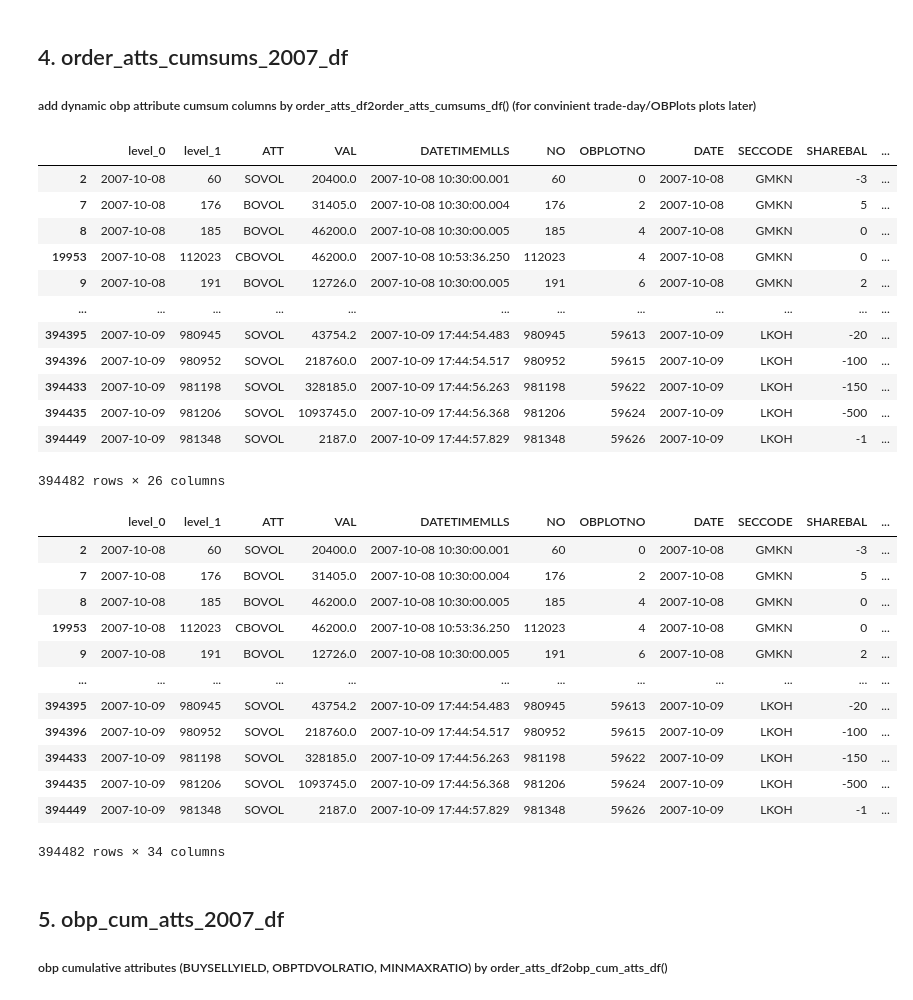
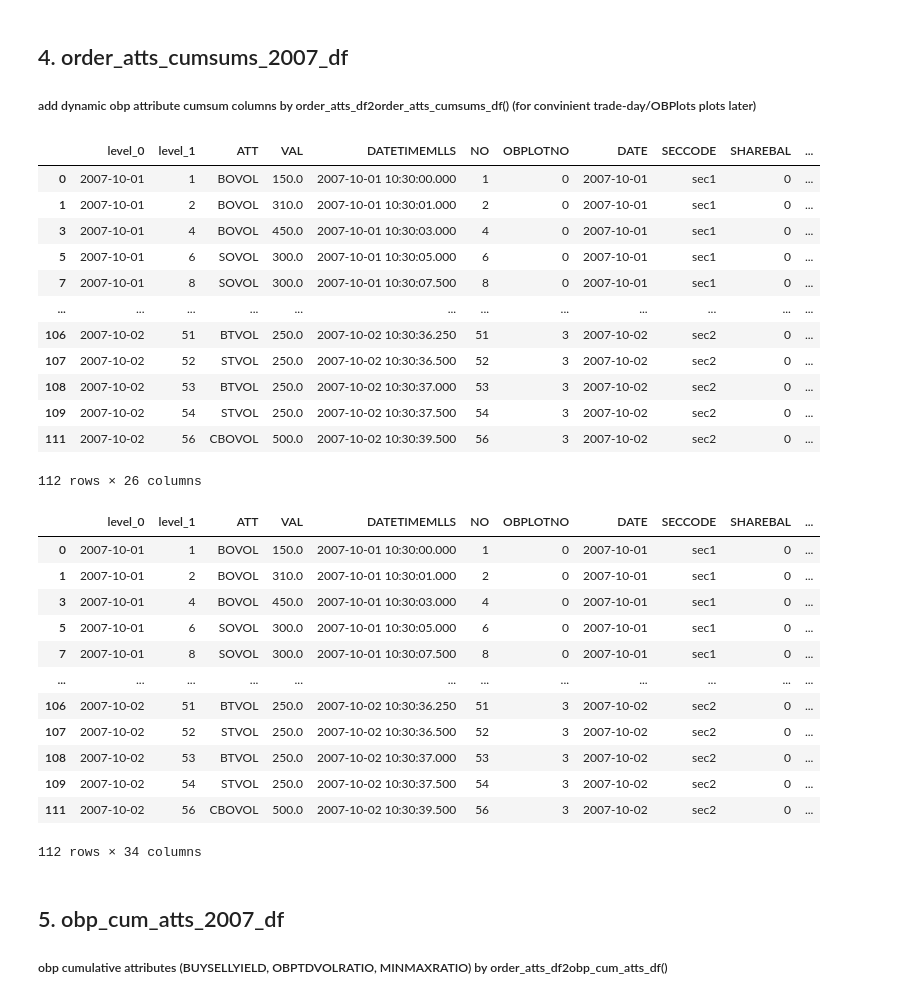
Before and after one commit to leonid-tkach/order-book-plot-find, a Jupyter notebook: cum_errors/OBPlots_Attributes_cum_errors.ipynb, the cells around one changed output. Saved outputs shown, nothing was run; the diff lists cells and outputs as text; code cells hidden in the pictures.

```diff
--- a/cum_errors/OBPlots_Attributes_cum_errors.ipynb
+++ b/cum_errors/OBPlots_Attributes_cum_errors.ipynb
@@ -59,7 +59,7 @@ temp_df.to_csv('./resources/for_web_app/LKOH-GMKN-2007-10-08-09_obps.csv', index
 # %%
-OrderBookPlots2007_df = pd.read_csv('./resources/LKOH-GMKN-2007-10-08-09.csv')
+# OrderBookPlots2007_df = pd.read_csv('./resources/LKOH-GMKN-2007-10-08-09.csv')
 # OrderBookPlots2007_df = pd.read_csv('./resources/LKOH-2007-10-08.csv')
-# OrderBookPlots2007_df = pd.read_csv('./resources/sec1_sec2_2007.csv')
+OrderBookPlots2007_df = pd.read_csv('./resources/sec1_sec2_2007.csv')
 # OrderBookPlots2007_df = OrderBookPlots2007_df[(OrderBookPlots2007_df.SECCODE.isin(['LKOH', 'GMKN']))
 #                                                & (OrderBookPlots2007_df.DATE.isin(['2007-10-08', '2007-10-09']))]
 # OrderBookPlots2007_df = OrderBookPlots2007_df[(OrderBookPlots2007_df.SECCODE.isin(['LKOH']))
@@ -290,27 +290,29 @@ def order_atts_df2order_atts_cumsums_df(df, CBOVOLcs, CSOVOLcs, BOVOLcs, SOVOLcs
 ## 4. order_atts_cumsums_2007_df
 ##### add dynamic obp attribute cumsum columns by order_atts_df2order_atts_cumsums_df() (for convinient trade-day/OBPlots plots later)
 # %%
+order_atts_2007_df.sort_values(by=['SECCODE', 'DATE', 'NO'], inplace=True)
 order_atts_cumsums_2007_df = order_atts_df2order_atts_cumsums_df(order_atts_2007_df, 'CBOVOLtdcs', 'CSOVOLtdcs', 'BOVOLtdcs',
                               'SOVOLtdcs', 'BTVOLtdcs', 'STVOLtdcs', grby = ['SECCODE', 'DATE'])
 # order_atts_cumsums_2007_df
 # %%
+order_atts_2007_df.sort_values(by=['SECCODE', 'DATE', 'OBPLOTNO', 'NO'], inplace=True)
 order_atts_cumsums_2007_df = order_atts_df2order_atts_cumsums_df(order_atts_cumsums_2007_df, 'CBOVOLobpcs', 'CSOVOLobpcs', 'BOVOLobpcs',
                               'SOVOLobpcs', 'BTVOLobpcs', 'STVOLobpcs', grby = ['SECCODE', 'DATE', 'OBPLOTNO'])
 order_atts_cumsums_2007_df
 # %% [output]
 |  | level_0 | level_1 | ATT | VAL | DATETIMEMLLS | NO | OBPLOTNO | DATE | SECCODE | SHAREBAL | ... |
-| 2 | 2007-10-08 | 60 | SOVOL | 20400.0 | 2007-10-08 10:30:00.001 | 60 | 0 | 2007-10-08 | GMKN | -3 | ... |
-| 7 | 2007-10-08 | 176 | BOVOL | 31405.0 | 2007-10-08 10:30:00.004 | 176 | 2 | 2007-10-08 | GMKN | 5 | ... |
-| 8 | 2007-10-08 | 185 | BOVOL | 46200.0 | 2007-10-08 10:30:00.005 | 185 | 4 | 2007-10-08 | GMKN | 0 | ... |
-| 19953 | 2007-10-08 | 112023 | CBOVOL | 46200.0 | 2007-10-08 10:53:36.250 | 112023 | 4 | 2007-10-08 | GMKN | 0 | ... |
-| 9 | 2007-10-08 | 191 | BOVOL | 12726.0 | 2007-10-08 10:30:00.005 | 191 | 6 | 2007-10-08 | GMKN | 2 | ... |
+| 0 | 2007-10-01 | 1 | BOVOL | 150.0 | 2007-10-01 10:30:00.000 | 1 | 0 | 2007-10-01 | sec1 | 0 | ... |
+| 1 | 2007-10-01 | 2 | BOVOL | 310.0 | 2007-10-01 10:30:01.000 | 2 | 0 | 2007-10-01 | sec1 | 0 | ... |
+| 3 | 2007-10-01 | 4 | BOVOL | 450.0 | 2007-10-01 10:30:03.000 | 4 | 0 | 2007-10-01 | sec1 | 0 | ... |
+| 5 | 2007-10-01 | 6 | SOVOL | 300.0 | 2007-10-01 10:30:05.000 | 6 | 0 | 2007-10-01 | sec1 | 0 | ... |
+| 7 | 2007-10-01 | 8 | SOVOL | 300.0 | 2007-10-01 10:30:07.500 | 8 | 0 | 2007-10-01 | sec1 | 0 | ... |
 | ... | ... | ... | ... | ... | ... | ... | ... | ... | ... | ... | ... |
-| 394395 | 2007-10-09 | 980945 | SOVOL | 43754.2 | 2007-10-09 17:44:54.483 | 980945 | 59613 | 2007-10-09 | LKOH | -20 | ... |
-| 394396 | 2007-10-09 | 980952 | SOVOL | 218760.0 | 2007-10-09 17:44:54.517 | 980952 | 59615 | 2007-10-09 | LKOH | -100 | ... |
-| 394433 | 2007-10-09 | 981198 | SOVOL | 328185.0 | 2007-10-09 17:44:56.263 | 981198 | 59622 | 2007-10-09 | LKOH | -150 | ... |
-| 394435 | 2007-10-09 | 981206 | SOVOL | 1093745.0 | 2007-10-09 17:44:56.368 | 981206 | 59624 | 2007-10-09 | LKOH | -500 | ... |
-| 394449 | 2007-10-09 | 981348 | SOVOL | 2187.0 | 2007-10-09 17:44:57.829 | 981348 | 59626 | 2007-10-09 | LKOH | -1 | ... |
+| 106 | 2007-10-02 | 51 | BTVOL | 250.0 | 2007-10-02 10:30:36.250 | 51 | 3 | 2007-10-02 | sec2 | 0 | ... |
+| 107 | 2007-10-02 | 52 | STVOL | 250.0 | 2007-10-02 10:30:36.500 | 52 | 3 | 2007-10-02 | sec2 | 0 | ... |
+| 108 | 2007-10-02 | 53 | BTVOL | 250.0 | 2007-10-02 10:30:37.000 | 53 | 3 | 2007-10-02 | sec2 | 0 | ... |
+| 109 | 2007-10-02 | 54 | STVOL | 250.0 | 2007-10-02 10:30:37.500 | 54 | 3 | 2007-10-02 | sec2 | 0 | ... |
+| 111 | 2007-10-02 | 56 | CBOVOL | 500.0 | 2007-10-02 10:30:39.500 | 56 | 3 | 2007-10-02 | sec2 | 0 | ... |
-394482 rows × 26 columns
+112 rows × 26 columns
 # %%
 order_atts_cumsums_2007_df['sobp'] = order_atts_cumsums_2007_df.apply(
     lambda row: row.SOVOLobpcs - row.STVOLobpcs - row.CSOVOLobpcs, axis=1
@@ -339,18 +341,18 @@ order_atts_cumsums_2007_df['minus_max_std_btd'] = order_atts_cumsums_2007_df.app
 order_atts_cumsums_2007_df
 # %% [output]
 |  | level_0 | level_1 | ATT | VAL | DATETIMEMLLS | NO | OBPLOTNO | DATE | SECCODE | SHAREBAL | ... |
-| 2 | 2007-10-08 | 60 | SOVOL | 20400.0 | 2007-10-08 10:30:00.001 | 60 | 0 | 2007-10-08 | GMKN | -3 | ... |
-| 7 | 2007-10-08 | 176 | BOVOL | 31405.0 | 2007-10-08 10:30:00.004 | 176 | 2 | 2007-10-08 | GMKN | 5 | ... |
-| 8 | 2007-10-08 | 185 | BOVOL | 46200.0 | 2007-10-08 10:30:00.005 | 185 | 4 | 2007-10-08 | GMKN | 0 | ... |
-| 19953 | 2007-10-08 | 112023 | CBOVOL | 46200.0 | 2007-10-08 10:53:36.250 | 112023 | 4 | 2007-10-08 | GMKN | 0 | ... |
-| 9 | 2007-10-08 | 191 | BOVOL | 12726.0 | 2007-10-08 10:30:00.005 | 191 | 6 | 2007-10-08 | GMKN | 2 | ... |
+| 0 | 2007-10-01 | 1 | BOVOL | 150.0 | 2007-10-01 10:30:00.000 | 1 | 0 | 2007-10-01 | sec1 | 0 | ... |
+| 1 | 2007-10-01 | 2 | BOVOL | 310.0 | 2007-10-01 10:30:01.000 | 2 | 0 | 2007-10-01 | sec1 | 0 | ... |
+| 3 | 2007-10-01 | 4 | BOVOL | 450.0 | 2007-10-01 10:30:03.000 | 4 | 0 | 2007-10-01 | sec1 | 0 | ... |
+| 5 | 2007-10-01 | 6 | SOVOL | 300.0 | 2007-10-01 10:30:05.000 | 6 | 0 | 2007-10-01 | sec1 | 0 | ... |
+| 7 | 2007-10-01 | 8 | SOVOL | 300.0 | 2007-10-01 10:30:07.500 | 8 | 0 | 2007-10-01 | sec1 | 0 | ... |
 | ... | ... | ... | ... | ... | ... | ... | ... | ... | ... | ... | ... |
-| 394395 | 2007-10-09 | 980945 | SOVOL | 43754.2 | 2007-10-09 17:44:54.483 | 980945 | 59613 | 2007-10-09 | LKOH | -20 | ... |
-| 394396 | 2007-10-09 | 980952 | SOVOL | 218760.0 | 2007-10-09 17:44:54.517 | 980952 | 59615 | 2007-10-09 | LKOH | -100 | ... |
-| 394433 | 2007-10-09 | 981198 | SOVOL | 328185.0 | 2007-10-09 17:44:56.263 | 981198 | 59622 | 2007-10-09 | LKOH | -150 | ... |
-| 394435 | 2007-10-09 | 981206 | SOVOL | 1093745.0 | 2007-10-09 17:44:56.368 | 981206 | 59624 | 2007-10-09 | LKOH | -500 | ... |
-| 394449 | 2007-10-09 | 981348 | SOVOL | 2187.0 | 2007-10-09 17:44:57.829 | 981348 | 59626 | 2007-10-09 | LKOH | -1 | ... |
+| 106 | 2007-10-02 | 51 | BTVOL | 250.0 | 2007-10-02 10:30:36.250 | 51 | 3 | 2007-10-02 | sec2 | 0 | ... |
+| 107 | 2007-10-02 | 52 | STVOL | 250.0 | 2007-10-02 10:30:36.500 | 52 | 3 | 2007-10-02 | sec2 | 0 | ... |
+| 108 | 2007-10-02 | 53 | BTVOL | 250.0 | 2007-10-02 10:30:37.000 | 53 | 3 | 2007-10-02 | sec2 | 0 | ... |
+| 109 | 2007-10-02 | 54 | STVOL | 250.0 | 2007-10-02 10:30:37.500 | 54 | 3 | 2007-10-02 | sec2 | 0 | ... |
+| 111 | 2007-10-02 | 56 | CBOVOL | 500.0 | 2007-10-02 10:30:39.500 | 56 | 3 | 2007-10-02 | sec2 | 0 | ... |
-394482 rows × 34 columns
+112 rows × 34 columns
 # %%
 def order_atts_df2obp_cum_atts_df(order_atts_df):
     def buy_sell_obp(gr):
```
Also changed, not shown: parts of 9 cells of this notebook, 2 other files.
